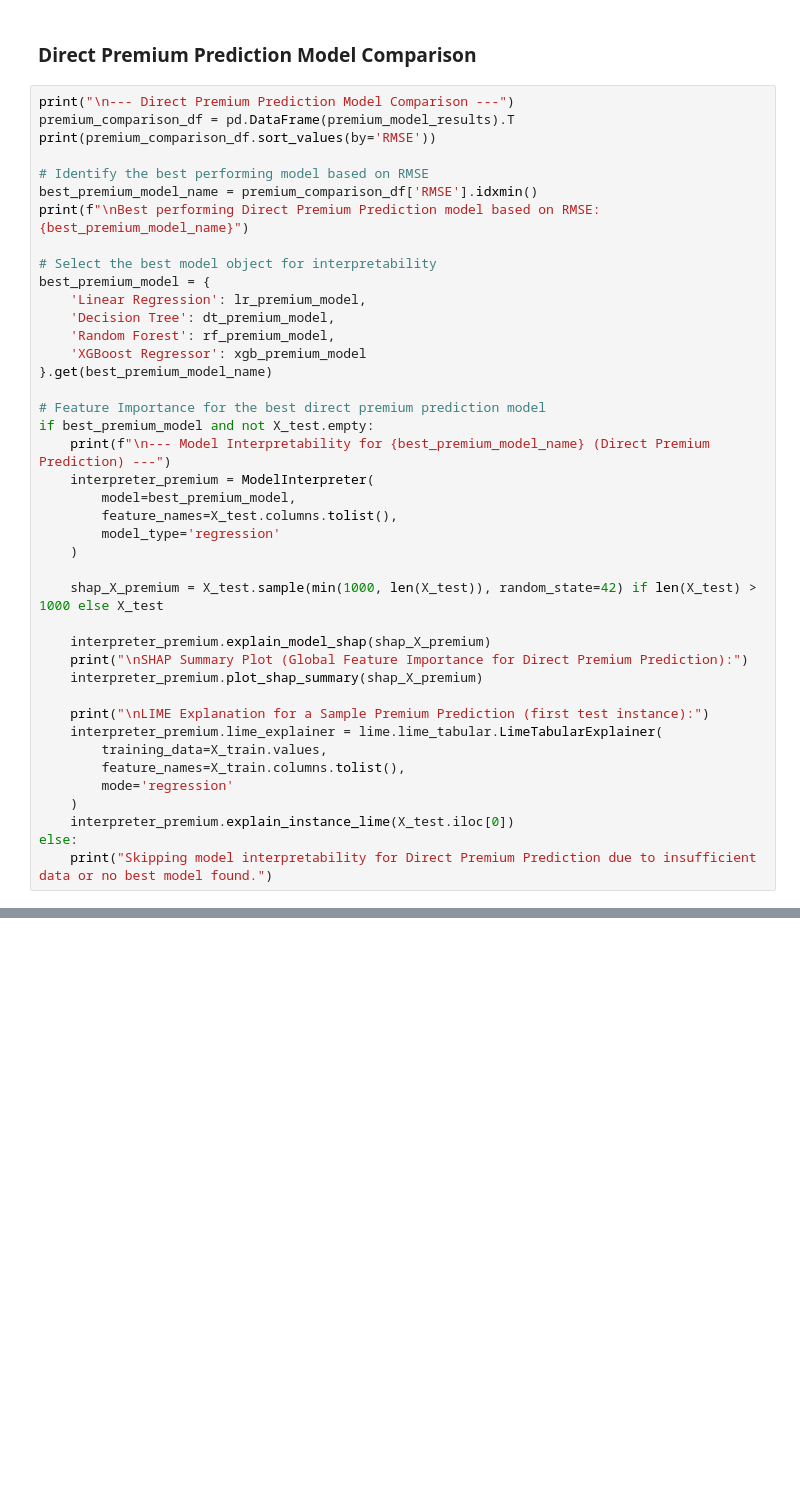
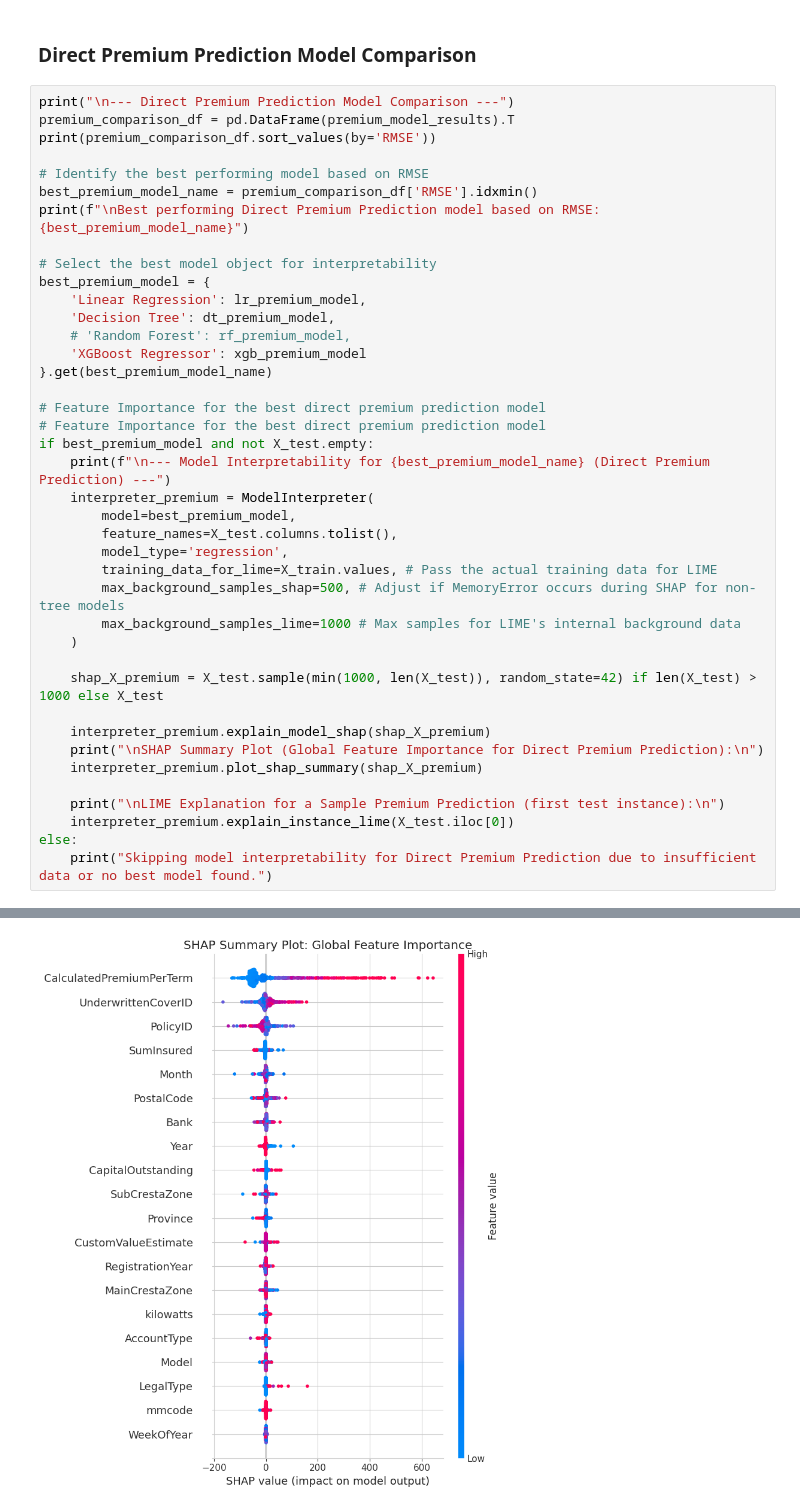
Before and after one commit to michaWorku/Insurance-Risk-Analytics-and-Predictive-Modeling, a Jupyter notebook: notebooks/Predictive_Modeling.ipynb, the cells around one changed output, grey strips where cells are left out. Drawn from its saved outputs; the diff is of its cells as text; blank space fills up the shorter version.

```diff
--- a/notebooks/Predictive_Modeling.ipynb
+++ b/notebooks/Predictive_Modeling.ipynb
@@ -642,31 +1166,31 @@ print(f"\nBest performing Direct Premium Prediction model based on RMSE: {best_p
 best_premium_model = {
     'Linear Regression': lr_premium_model,
     'Decision Tree': dt_premium_model,
-    'Random Forest': rf_premium_model,
+    # 'Random Forest': rf_premium_model,
     'XGBoost Regressor': xgb_premium_model
 }.get(best_premium_model_name)
 
+# Feature Importance for the best direct premium prediction model
 # Feature Importance for the best direct premium prediction model
 if best_premium_model and not X_test.empty:
     print(f"\n--- Model Interpretability for {best_premium_model_name} (Direct Premium Prediction) ---")
     interpreter_premium = ModelInterpreter(
         model=best_premium_model,
         feature_names=X_test.columns.tolist(),
-        model_type='regression'
+        model_type='regression',
+        training_data_for_lime=X_train.values, # Pass the actual training data for LIME
+        max_background_samples_shap=500, # Adjust if MemoryError occurs during SHAP for non-tree models
+        max_background_samples_lime=1000 # Max samples for LIME's internal background data
     )
 
     shap_X_premium = X_test.sample(min(1000, len(X_test)), random_state=42) if len(X_test) > 1000 else X_test
 
     interpreter_premium.explain_model_shap(shap_X_premium)
-    print("\nSHAP Summary Plot (Global Feature Importance for Direct Premium Prediction):")
+    print("\nSHAP Summary Plot (Global Feature Importance for Direct Premium Prediction):\n")
     interpreter_premium.plot_shap_summary(shap_X_premium)
 
-    print("\nLIME Explanation for a Sample Premium Prediction (first test instance):")
-    interpreter_premium.lime_explainer = lime.lime_tabular.LimeTabularExplainer(
-        training_data=X_train.values,
-        feature_names=X_train.columns.tolist(),
-        mode='regression'
-    )
+    print("\nLIME Explanation for a Sample Premium Prediction (first test instance):\n")
     interpreter_premium.explain_instance_lime(X_test.iloc[0])
 else:
     print("Skipping model interpretability for Direct Premium Prediction due to insufficient data or no best model found.")
+# %% [output]
@@ -672,0 +1230 @@ else:
+[figure, added]
```
Also changed, not shown: parts of 27 cells of this notebook, 1 other file.
